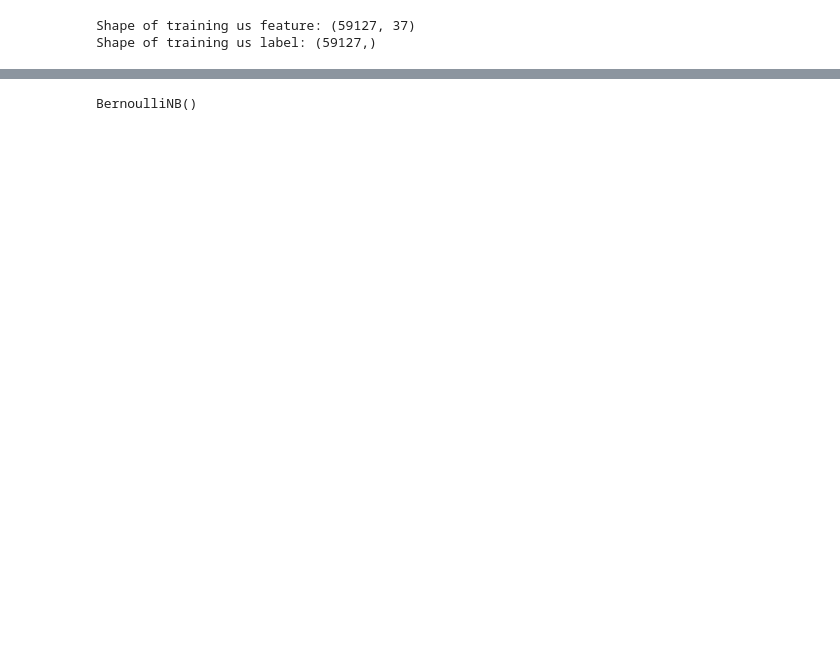
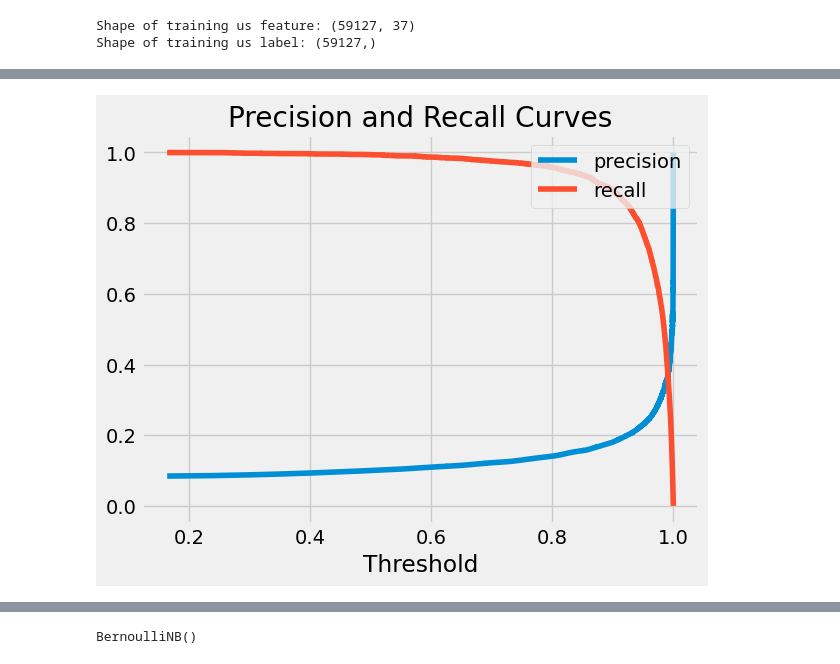
Before and after one commit to Krystkowiakk/Heart-Disease-Patients-Classification, a Jupyter notebook: Krystkowiak_Krystian_Project_4_Classification_on-Heart_Disease_Indicators.ipynb, the cells around one changed output, grey strips where cells are left out. Cells and saved outputs as stored; diff of their text form; code cells hidden in the pictures; blank space fills up the shorter version.

```diff
--- a/Krystkowiak_Krystian_Project_4_Classification_on-Heart_Disease_Indicators.ipynb
+++ b/Krystkowiak_Krystian_Project_4_Classification_on-Heart_Disease_Indicators.ipynb
@@ -602,5 +178,0 @@ XGBClassifier(base_score=0.5, booster='gbtree', colsample_bylevel=1,
-# %%
-boosted_classifier = xgb.XGBClassifier(eval_metric='rmse', use_label_encoder=False, subsample=0.5, scale_pos_weight=10, n_estimators=850, min_child_weight=2, learning_rate=0.04, gamma=1.3)
-boosted_classifier.fit(X_train_scaled, y_train)
-
-#validation(boosted_classifier, threshold=0.5)
@@ -698,0 +191,25 @@ X_test.columns[13]
+# %%
+#exploring optimal parameters, i use 'balanced' parameter to additionally address class imbalance, runned couple times
+
+parameters = {'penalty':['l2'],
+'C':[1, 10, 20, 30, 40, 50, 100, 1000],
+'class_weight':[{0:1, 1:3},{0:1, 1:20},{0:1, 1:5}, 'balanced']
+}
+
+logreg = LogisticRegression()
+
+grid_search = RandomizedSearchCV(estimator = logreg,
+                           param_distributions = parameters,
+                           n_iter = 10, #number of parrameter settings = 10
+                           scoring = 'recall',
+                           n_jobs = -1, #all procesors
+                           cv = 5 #cross validation folds
+                                )
+
+grid_search.fit(X_train_scaled, y_train)
+
+best_params = grid_search.best_params_
+print("Optimal Parameters for Logistic Regression: ", best_params)
+
+logreg = LogisticRegression(**best_params)
+validation(logreg)
@@ -698,0 +231,15 @@ X_test.columns[13]
+# %%
+# We can also use the probabilities to make a curve showing us how recall
+# and thresholds trade off
+
+precision_curve, recall_curve, threshold_curve = precision_recall_curve(y_val, logreg.predict_proba(X_val_scaled)[:,1])
+
+plt.figure(dpi=100)
+plt.plot(threshold_curve, precision_curve[1:],label='precision')
+plt.plot(threshold_curve, recall_curve[1:], label='recall')
+plt.legend(loc='upper right')
+plt.xlabel('Threshold');
+plt.title('Precision and Recall Curves')
+plt.savefig('precision_recall_curve.png');
+# %% [output]
+[figure, added]
```
Also changed, not shown: parts of 90 cells of this notebook.
